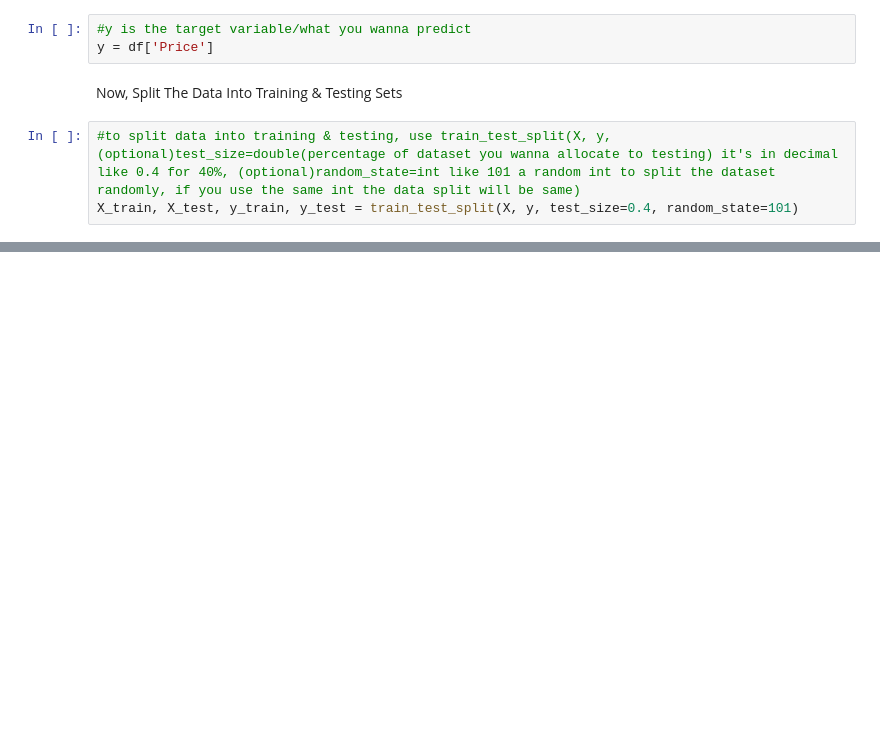
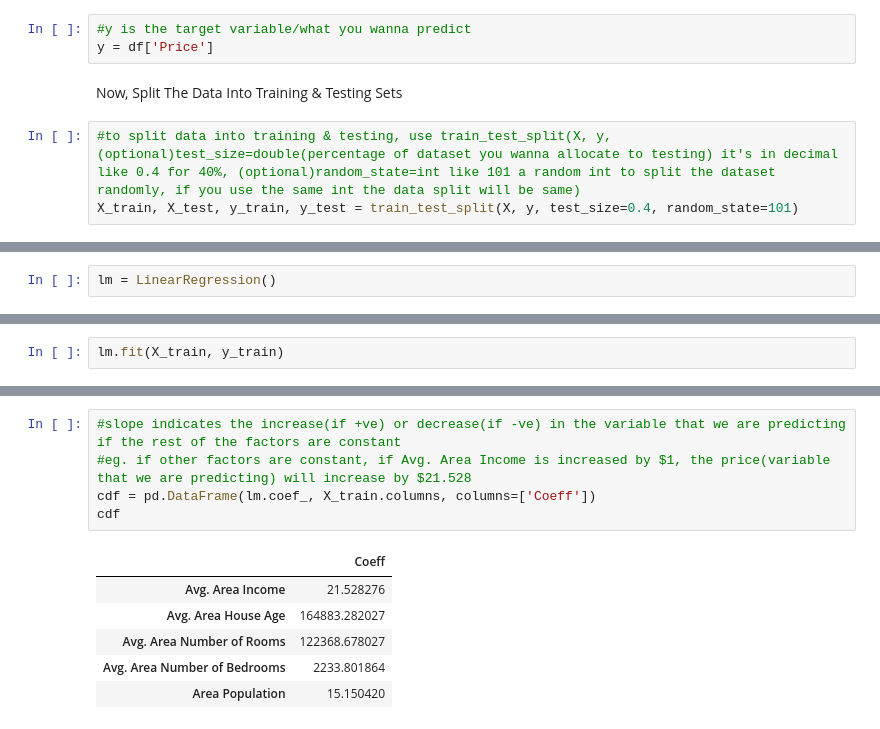
Before and after one commit to MIDAS-26/DS_ML, a Jupyter notebook: ML/LinearRegression.ipynb, the cells around one changed output, grey strips where cells are left out. Drawn from its saved outputs; the diff is of its cells as text; blank space fills up the shorter version.

```diff
--- a/ML/LinearRegression.ipynb
+++ b/ML/LinearRegression.ipynb
@@ -84,0 +87,2 @@ X_train, X_test, y_train, y_test = train_test_split(X, y, test_size=0.4, random_
+# %%
+lm = LinearRegression()
@@ -84,0 +91,2 @@ X_train, X_test, y_train, y_test = train_test_split(X, y, test_size=0.4, random_
+# %%
+lm.fit(X_train, y_train)
@@ -84,0 +107,12 @@ X_train, X_test, y_train, y_test = train_test_split(X, y, test_size=0.4, random_
+# %%
+#slope indicates the increase(if +ve) or decrease(if -ve) in the variable that we are predicting if the rest of the factors are constant
+#eg. if other factors are constant, if Avg. Area Income is increased by $1, the price(variable that we are predicting) will increase by $21.528
+cdf = pd.DataFrame(lm.coef_, X_train.columns, columns=['Coeff'])
+cdf
+# %% [output]
+|  | Coeff |
+| Avg. Area Income | 21.528276 |
+| Avg. Area House Age | 164883.282027 |
+| Avg. Area Number of Rooms | 122368.678027 |
+| Avg. Area Number of Bedrooms | 2233.801864 |
+| Area Population | 15.150420 |
```
Also changed, not shown: parts of 5 cells of this notebook.
